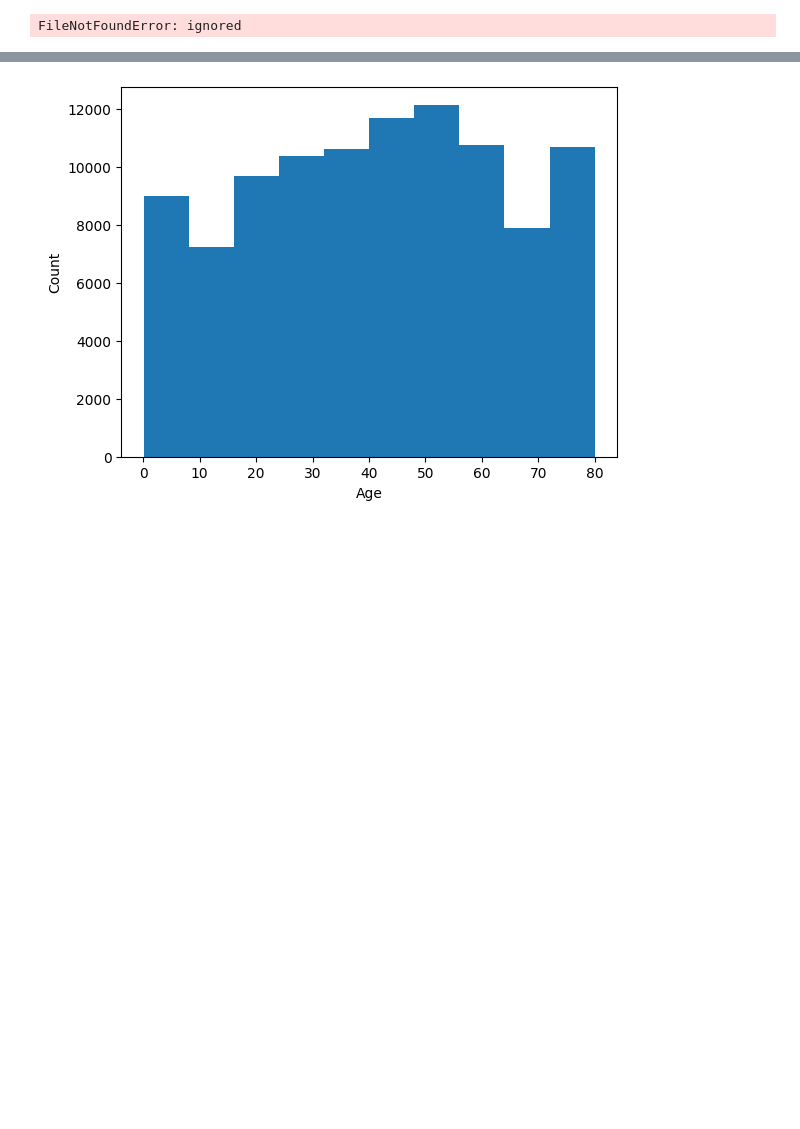
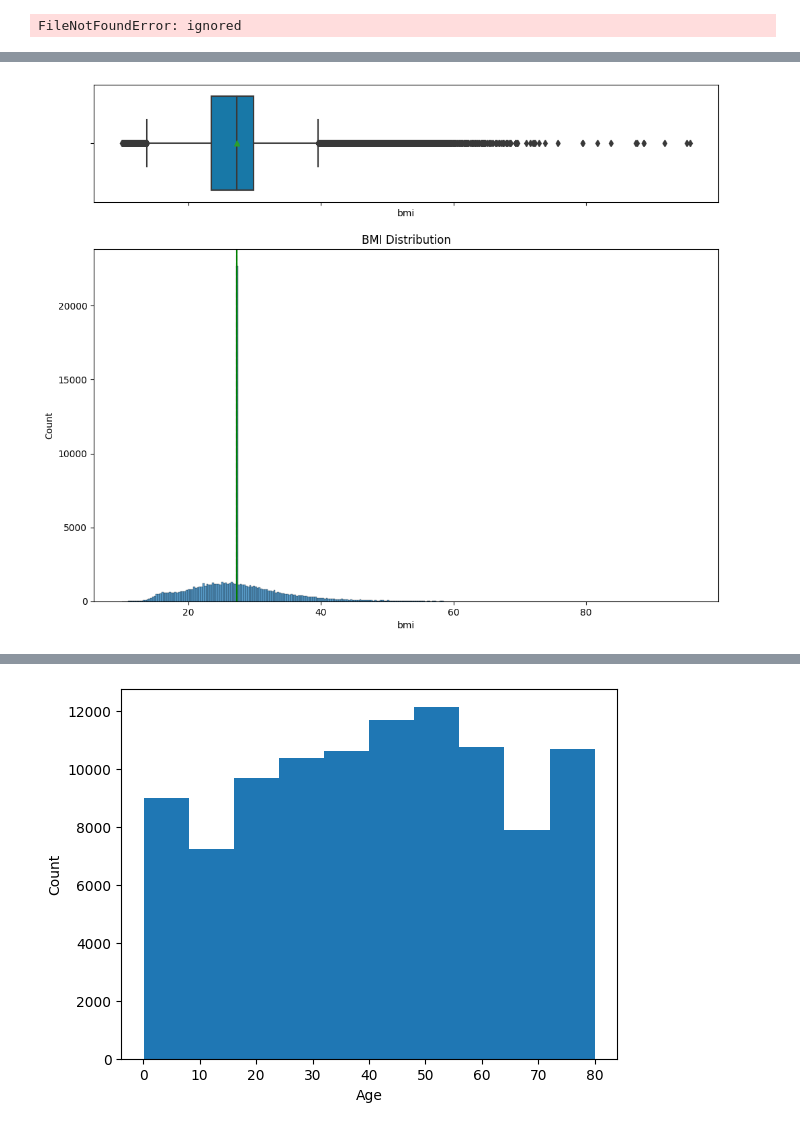
Before and after one commit to ChetanAIML/Team5, a Jupyter notebook: ML_FinalProject_Team5.ipynb, the cells around one changed output, grey strips where cells are left out. Saved outputs shown, nothing was run; the diff lists cells and outputs as text; code cells hidden in the pictures; blank space fills up the shorter version.

```diff
--- a/ML_FinalProject_Team5.ipynb
+++ b/ML_FinalProject_Team5.ipynb
@@ -19,0 +174,4 @@ NameError: ignored
+# %%
+boxplot_histogram(df, "bmi", "BMI Distribution")
+# %% [output]
+[figure, added]
```
Also changed, not shown: parts of 26 cells of this notebook.
